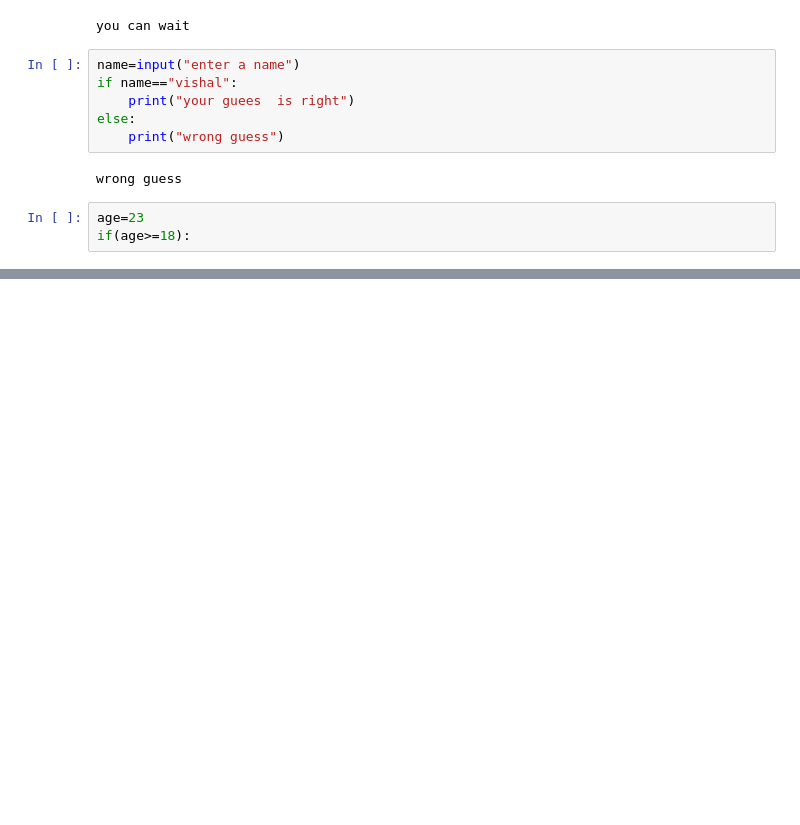
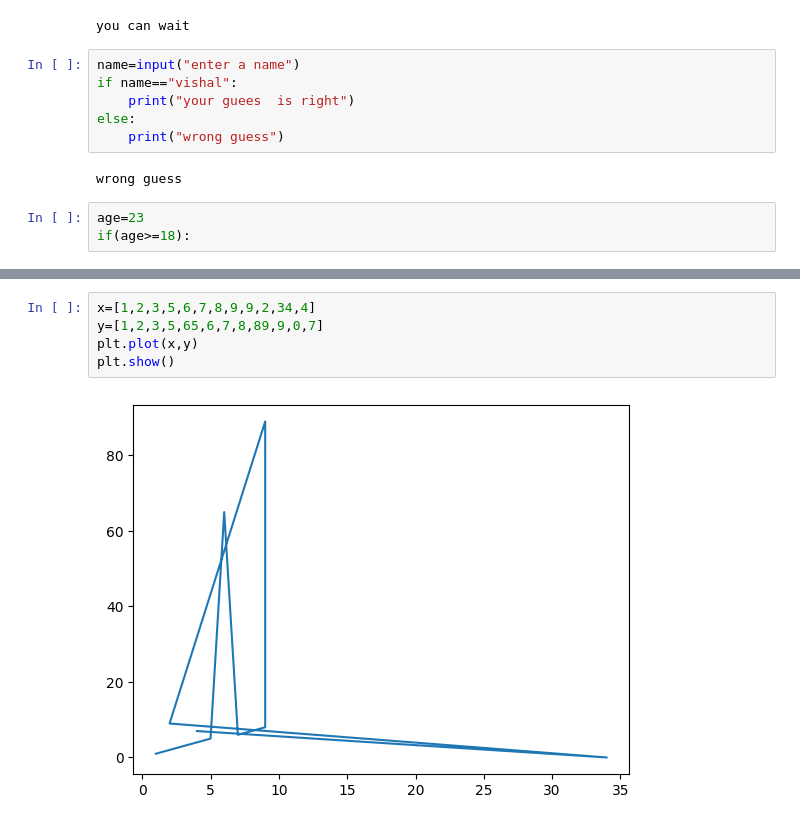
Before and after one commit to vishalshrma6168/ml2, a Jupyter notebook: Untitled.ipynb, the cells around one changed output, grey strips where cells are left out. Saved outputs shown, nothing was run; the diff lists cells and outputs as text; blank space fills up the shorter version.

```diff
--- a/Untitled.ipynb
+++ b/Untitled.ipynb
@@ -1284,0 +1402,7 @@ if(age>=18):
+# %%
+x=[1,2,3,5,6,7,8,9,9,2,34,4]
+y=[1,2,3,5,65,6,7,8,89,9,0,7]
+plt.plot(x,y)
+plt.show()
+# %% [output]
+[figure, added]
```
Also changed, not shown: parts of 22 cells of this notebook, 4 other files.
